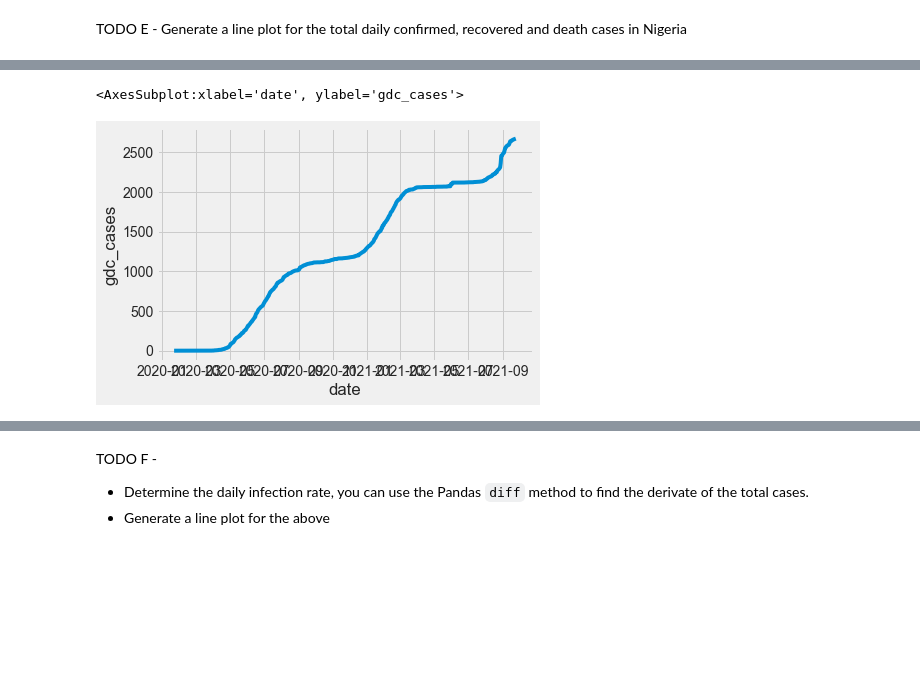
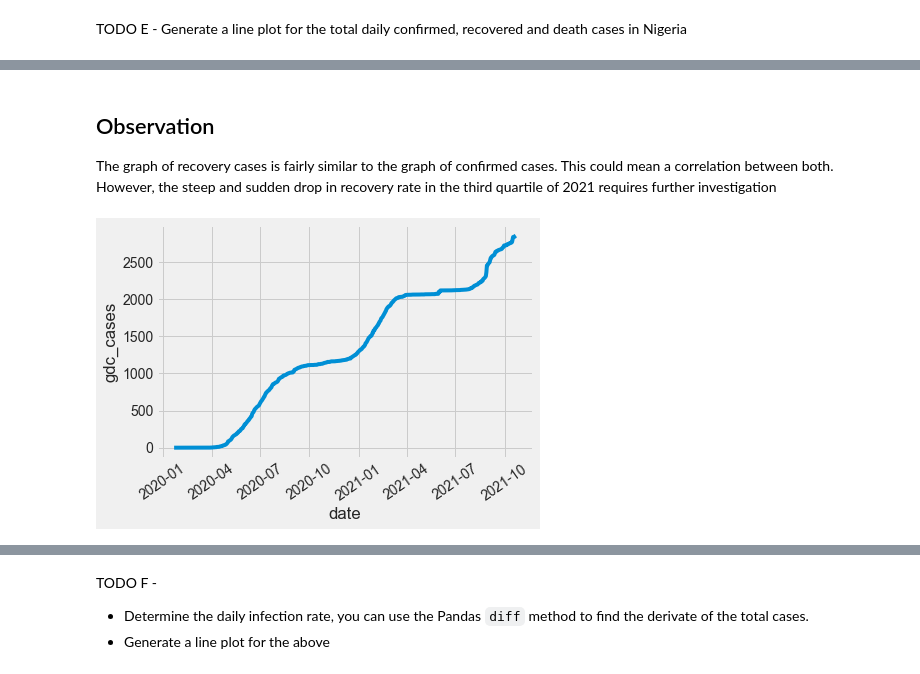
Before and after one commit to geoafrikana/Nigeria-COVID-19-Data-Analysis-Using-Python, a Jupyter notebook: covidproject.ipynb, the cells around one changed output, grey strips where cells are left out. Saved outputs shown, nothing was run; the diff lists cells and outputs as text; code cells hidden in the pictures; blank space fills up the shorter version.

```diff
--- a/covidproject.ipynb
+++ b/covidproject.ipynb
@@ -548,6 +564,10 @@ sns.lineplot(x='date', y='grc_cases', data=grc_melt)
+# %% [markdown]
+## Observation
+The graph of recovery cases is fairly similar to the graph of confirmed cases. This could mean a correlation between both. However, the steep and sudden drop in recovery rate in the third quartile of 2021 requires further investigation
 # %%
 gdc_melt.head()
 sns.lineplot(x='date', y='gdc_cases', data=gdc_melt)
+plt.xticks(rotation=35)
+plt.show()
 # %% [output]
-<AxesSubplot:xlabel='date', ylabel='gdc_cases'>
-[figure, old version]
+[figure, new version]
```
Also changed, not shown: parts of 43 cells of this notebook, 3 other files.
